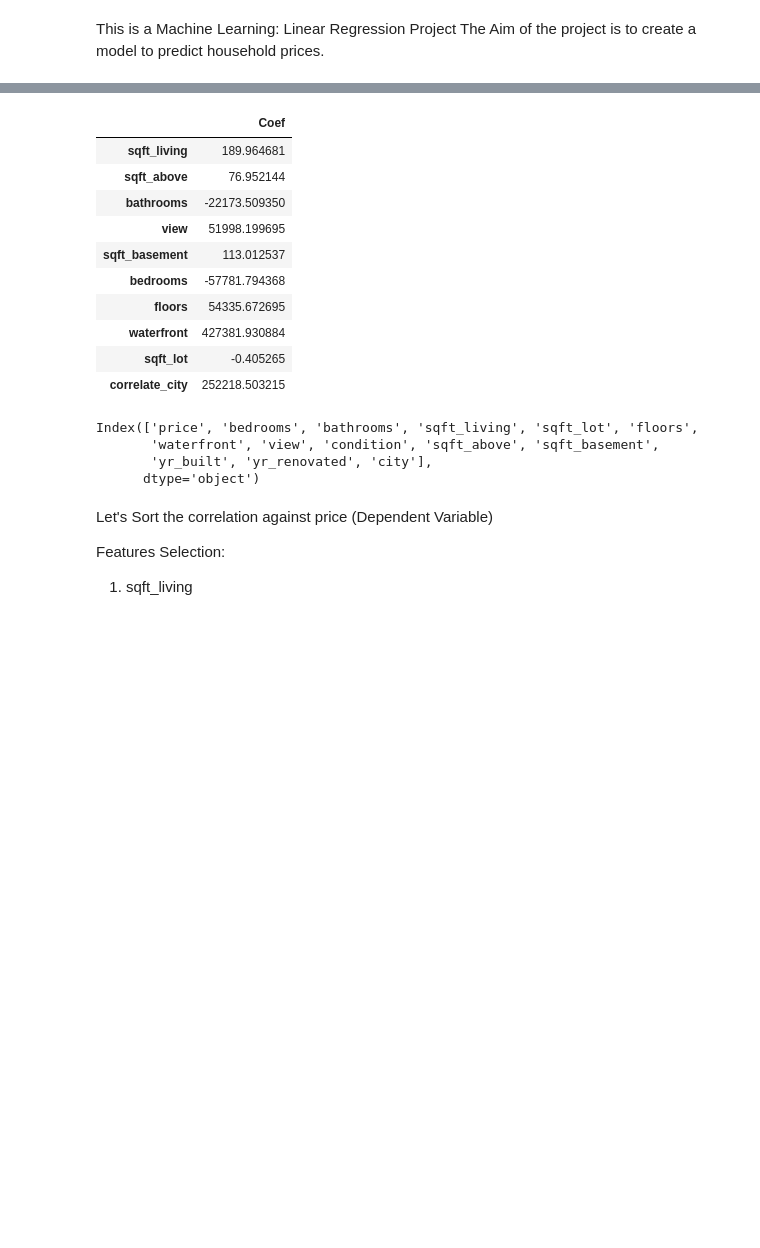
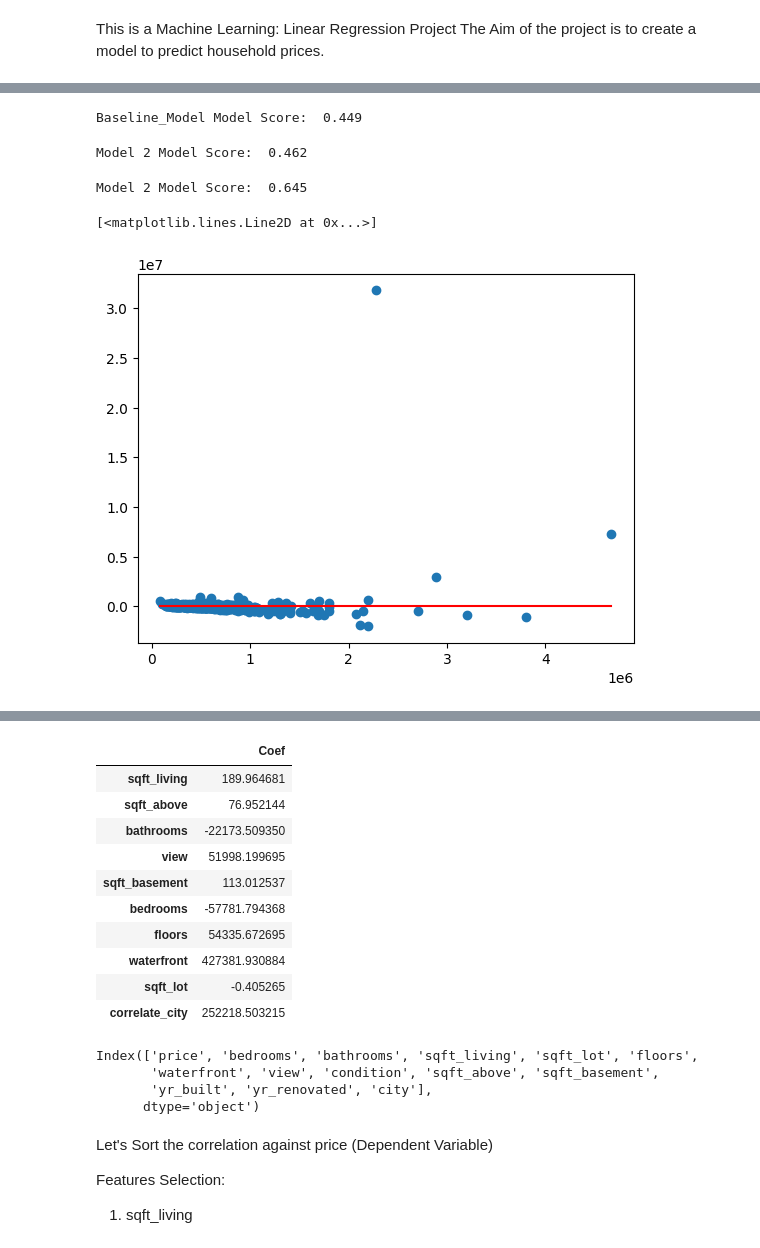
Before and after one commit to kanghinlee/Data_Portfolio, a Jupyter notebook: 03_Machine_Learning/03_Linear_Regression/03_House_Price_prediction/script.ipynb, the cells around one changed output, grey strips where cells are left out. Drawn from its saved outputs; the diff is of its cells as text; code cells hidden in the pictures; blank space fills up the shorter version.

Commit message:
Feature Selection, Scaling and Generate baseline model

```diff
--- a/03_Machine_Learning/03_Linear_Regression/03_House_Price_prediction/script.ipynb
+++ b/03_Machine_Learning/03_Linear_Regression/03_House_Price_prediction/script.ipynb
@@ -326,3 +355,68 @@ plt.plot([0, max(output["actual_price"])],[0,0 ], color = "red")
+# %%
+X = X_scaled[['sqft_living']]
+y = df_feat_corr["log_price"]
+
+# Split Model into Train, Test
+X_train, X_test, y_train, y_test = train_test_split(X, y, test_size = 0.2, random_state = 42)
+
+lm.fit(X_train, y_train)
+
+pred = lm.predict(X_test)
+lm.score(X_test, y_test)
+
+print("Baseline_Model Model Score: ", r2_score(y_test,pred).round(3))
+# %% [output]
+Baseline_Model Model Score:  0.449
+# %%
+X = X_scaled[['sqft_living', 'bedrooms', 'view']]
+
+y = df_feat_corr["log_price"]
+
+# Split Model into Train, Test
+X_train, X_test, y_train, y_test = train_test_split(X, y, test_size = 0.2, random_state = 42)
+
+lm.fit(X_train, y_train)
+
+pred = lm.predict(X_test)
+lm.score(X_test, y_test)
+
+print("Model 2 Model Score: ", r2_score(y_test,pred).round(3))
+# %% [output]
+Model 2 Model Score:  0.462
+# %%
+X = X_scaled.copy()
+X = pd.get_dummies(X, prefix = ["city"], columns = ["correlate_city"])
+X = X.drop("city", axis = 1)
+
+y = df_feat_corr["log_price"]
+
+# Split Model into Train, Test
+X_train, X_test, y_train, y_test = train_test_split(X, y, test_size = 0.2, random_state = 42)
+
+lm.fit(X_train, y_train)
+
+pred = lm.predict(X_test)
+lm.score(X_test, y_test)
+
+print("Model 2 Model Score: ", r2_score(y_test,pred).round(3))
+# %% [output]
+Model 2 Model Score:  0.645
+# %%
+output = pd.DataFrame({"actual_price":np.exp(y_test), 'predicted_price':np.exp(pred)})
+output["error"] = output["predicted_price"] - output["actual_price"]
+
+plt.scatter(output["actual_price"], output["error"])
+
+plt.plot([min(output["actual_price"]), max(output["actual_price"])],[0,0 ], color = "red")
+
+# plt.scatter(pred,y_test)
+# plt.plot([0, max(output["actual_price"])],[0, max(output["actual_price"])], color = "red")
+# plt.title('Prediction vs Actual Test data, (Red line is 1)')
+# plt.xlabel("prediction (Dependent Variable)")
+# plt.ylabel("actual")
+# %% [output]
+[<matplotlib.lines.Line2D at 0x...>]
+[figure, added]
 # %%
 max(output["actual_price"])
 # %% [output]
```
Also changed, not shown: parts of 45 cells of this notebook.
